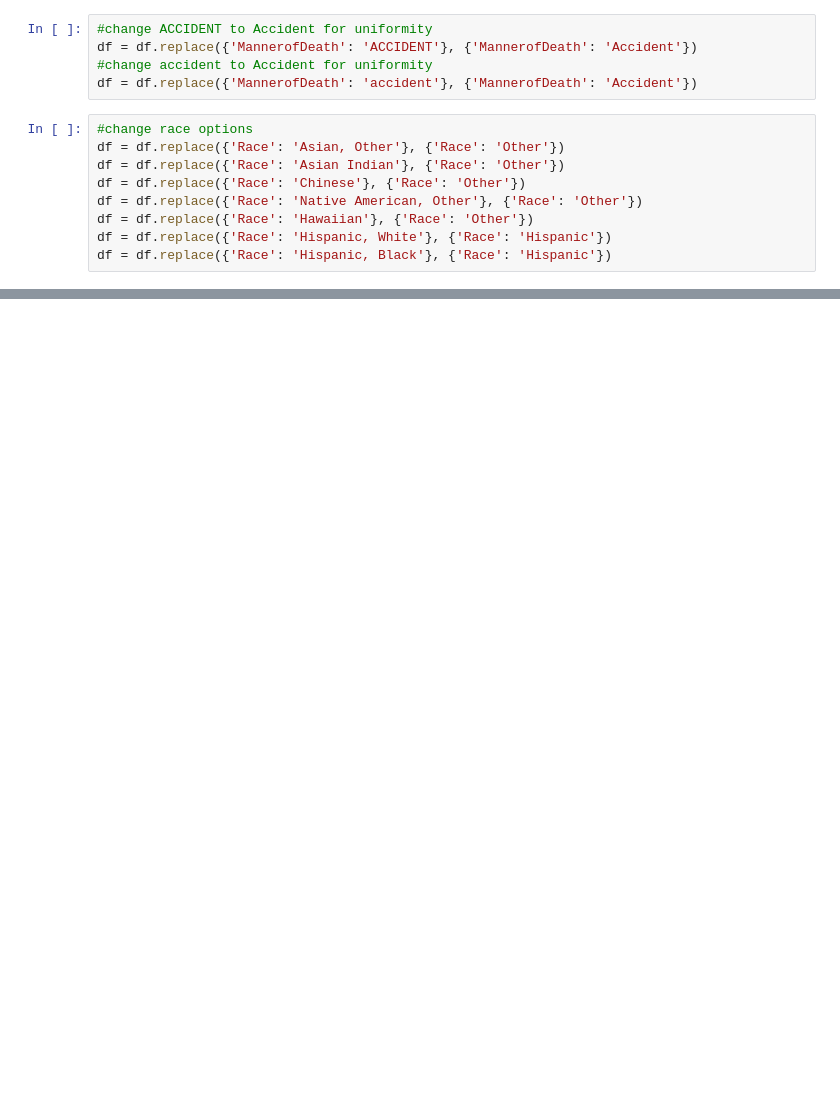
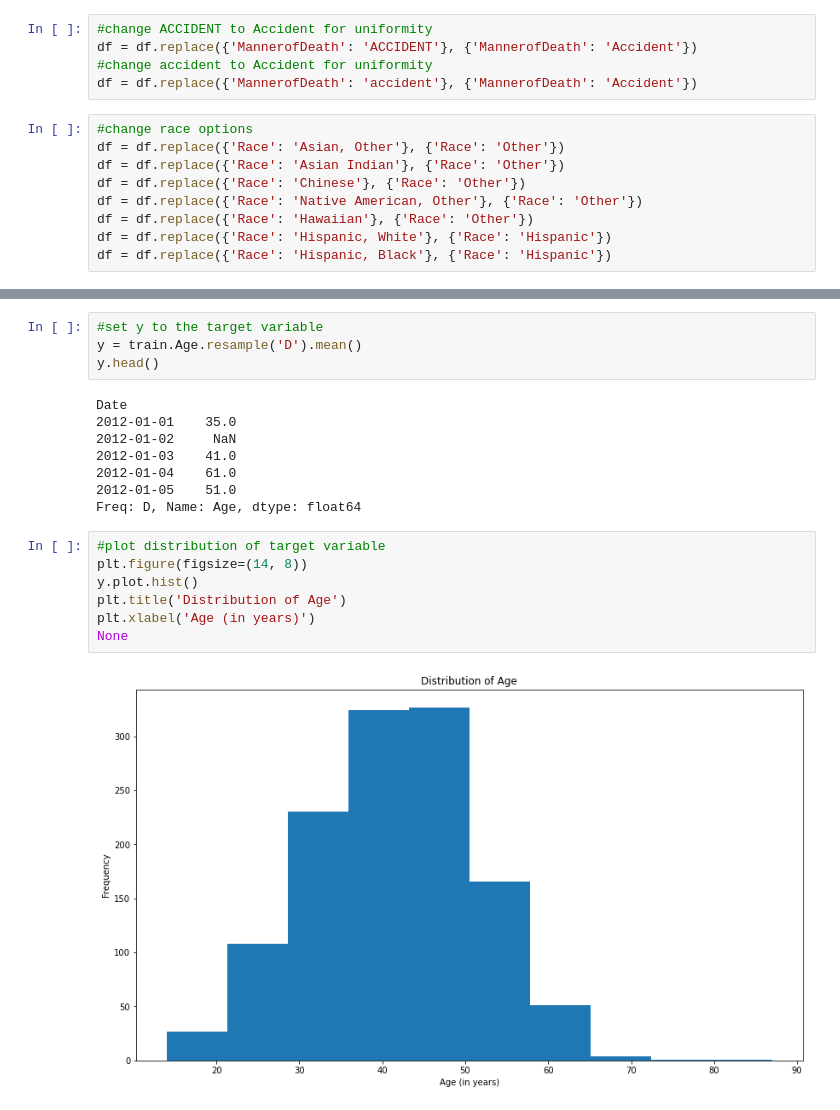
Before and after one commit to natasharivers/individual_project, a Jupyter notebook: Initial Time Series Notebook.ipynb, the cells around one changed output, grey strips where cells are left out. Drawn from its saved outputs; the diff is of its cells as text; blank space fills up the shorter version.

```diff
--- a/Initial Time Series Notebook.ipynb
+++ b/Initial Time Series Notebook.ipynb
@@ -91,0 +271,21 @@ df = df.drop(columns=['Unnamed: 0', 'DateType', 'ResidenceCounty','ResidenceStat
+# %%
+#set y to the target variable
+y = train.Age.resample('D').mean()
+y.head()
+# %% [output]
+Date
+2012-01-01    35.0
+2012-01-02     NaN
+2012-01-03    41.0
+2012-01-04    61.0
+2012-01-05    51.0
+Freq: D, Name: Age, dtype: float64
+# %%
+#plot distribution of target variable
+plt.figure(figsize=(14, 8))
+y.plot.hist()
+plt.title('Distribution of Age')
+plt.xlabel('Age (in years)')
+None
+# %% [output]
+[figure, added]
```
Also changed, not shown: parts of 32 cells of this notebook.
